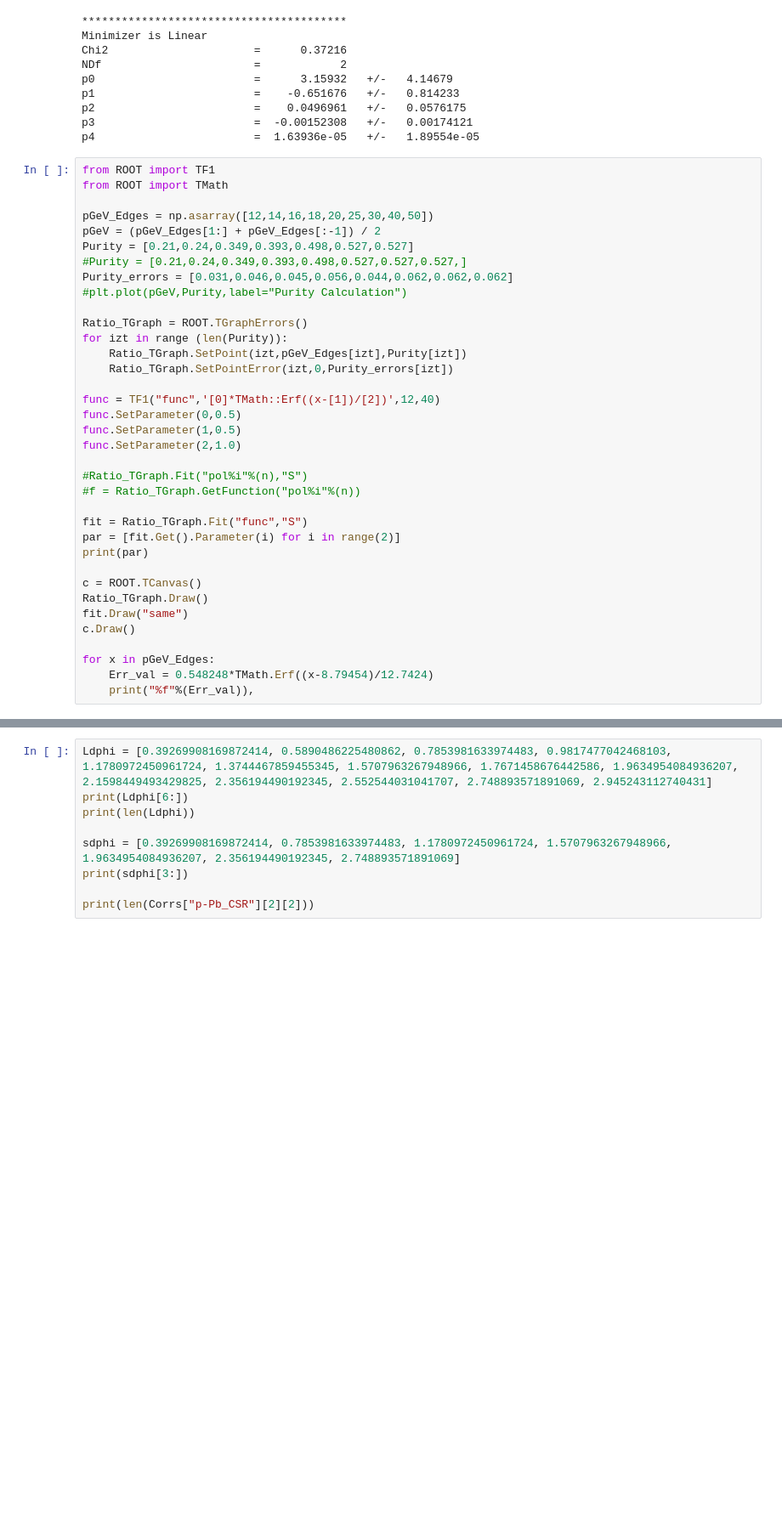
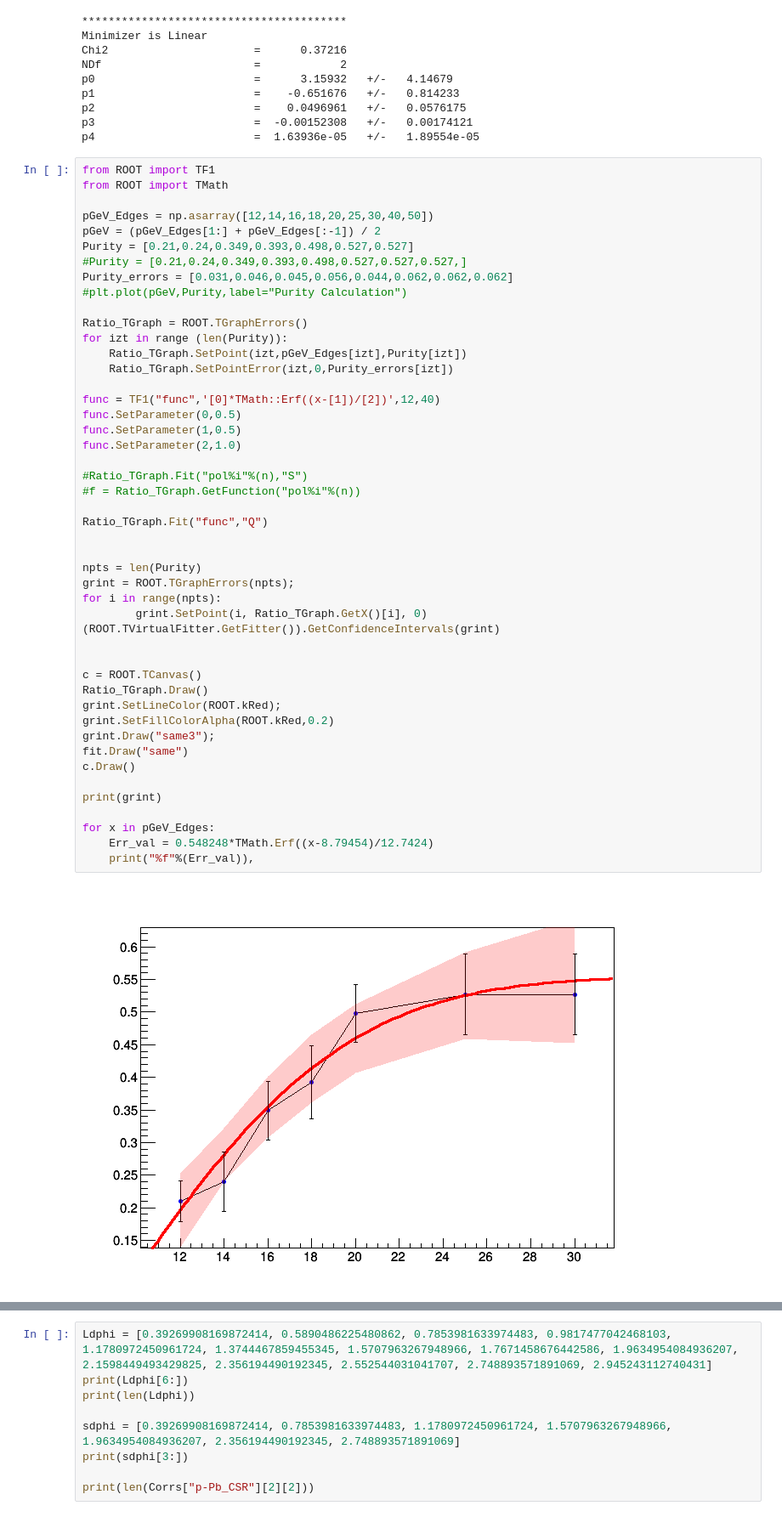
Before and after one commit to ftoralesacosta/GH_Correlations, a Jupyter notebook: Analysis_Notebooks/Projections_Pairs.ipynb, the cells around one changed output, grey strips where cells are left out. Shown at 85% size. Saved outputs shown, nothing was run; the diff lists cells and outputs as text; blank space fills up the shorter version.

```diff
--- a/Analysis_Notebooks/Projections_Pairs.ipynb
+++ b/Analysis_Notebooks/Projections_Pairs.ipynb
@@ -152,33 +152,45 @@ from ROOT import TMath
 pGeV_Edges = np.asarray([12,14,16,18,20,25,30,40,50])
 pGeV = (pGeV_Edges[1:] + pGeV_Edges[:-1]) / 2
 Purity = [0.21,0.24,0.349,0.393,0.498,0.527,0.527]
 #Purity = [0.21,0.24,0.349,0.393,0.498,0.527,0.527,0.527,]
 Purity_errors = [0.031,0.046,0.045,0.056,0.044,0.062,0.062,0.062]
 #plt.plot(pGeV,Purity,label="Purity Calculation")
 
 Ratio_TGraph = ROOT.TGraphErrors()
 for izt in range (len(Purity)):
     Ratio_TGraph.SetPoint(izt,pGeV_Edges[izt],Purity[izt])
     Ratio_TGraph.SetPointError(izt,0,Purity_errors[izt])
 
 func = TF1("func",'[0]*TMath::Erf((x-[1])/[2])',12,40)
 func.SetParameter(0,0.5)
 func.SetParameter(1,0.5)
 func.SetParameter(2,1.0)
 
 #Ratio_TGraph.Fit("pol%i"%(n),"S")
 #f = Ratio_TGraph.GetFunction("pol%i"%(n))
 
-fit = Ratio_TGraph.Fit("func","S")
-par = [fit.Get().Parameter(i) for i in range(2)]
-print(par)
+Ratio_TGraph.Fit("func","Q")
+
+
+npts = len(Purity)
+grint = ROOT.TGraphErrors(npts);
+for i in range(npts):
+        grint.SetPoint(i, Ratio_TGraph.GetX()[i], 0)
+(ROOT.TVirtualFitter.GetFitter()).GetConfidenceIntervals(grint)
+
 
 c = ROOT.TCanvas()
 Ratio_TGraph.Draw()
+grint.SetLineColor(ROOT.kRed);
+grint.SetFillColorAlpha(ROOT.kRed,0.2)
+grint.Draw("same3");
 fit.Draw("same")
 c.Draw()
+
+print(grint)
 
 for x in pGeV_Edges:
     Err_val = 0.548248*TMath.Erf((x-8.79454)/12.7424)
     print("%f"%(Err_val)),
 # %% [output]
+[figure, new version]
```
Also changed, not shown: parts of 1 cell of this notebook, 37 other files.
